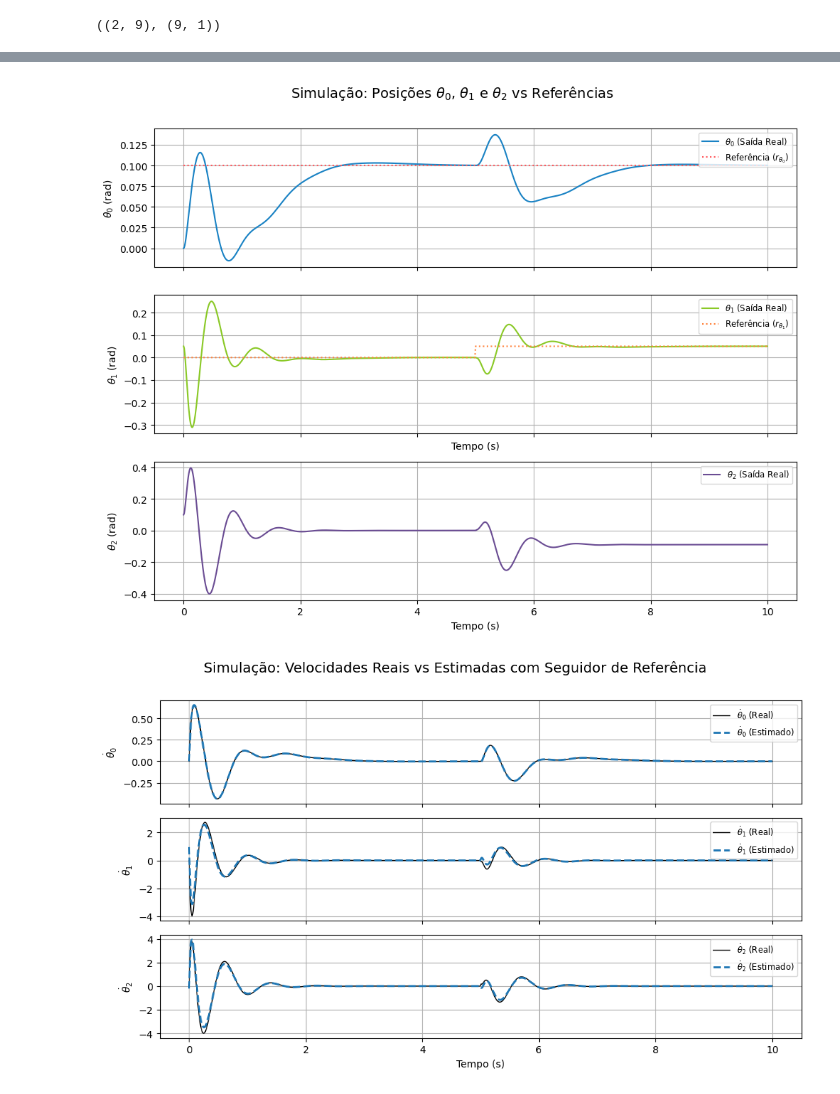
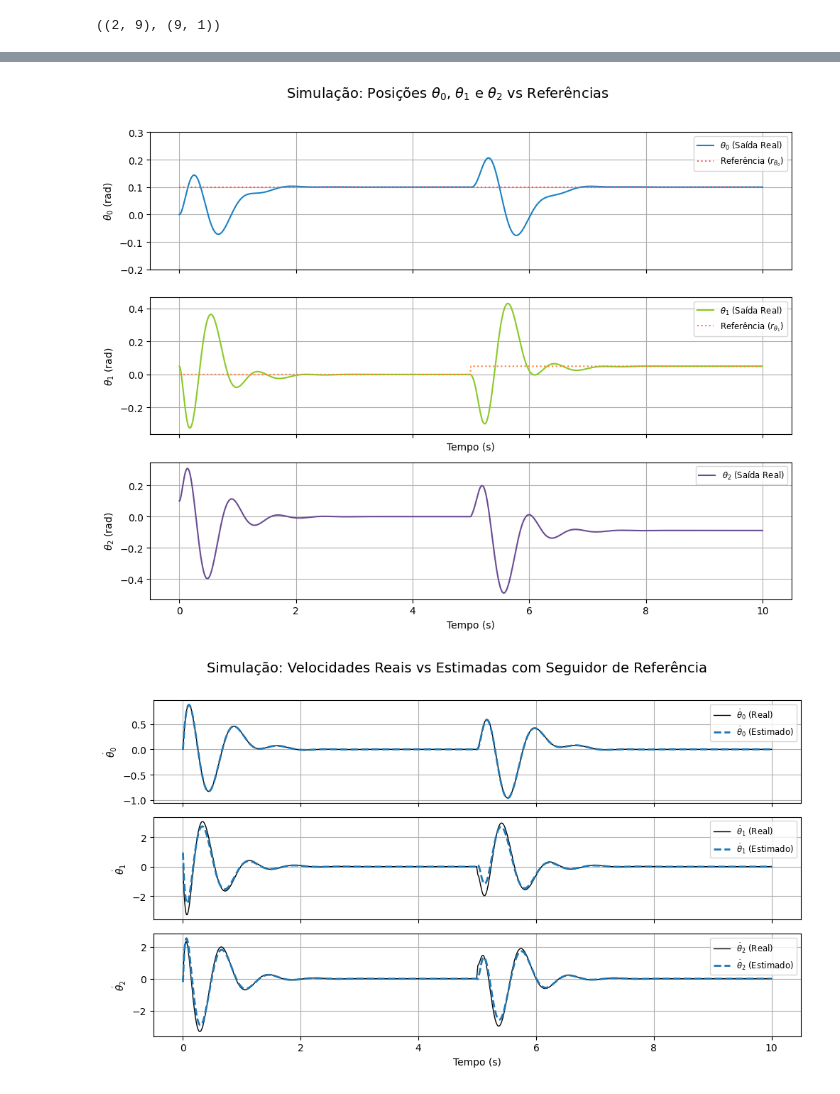
Before and after one commit to asneideris/PME3481, a Jupyter notebook: Observador e Seguidor/Observador-seguidor.ipynb, the cells around one changed output, grey strips where cells are left out. Drawn from its saved outputs; the diff is of its cells as text; code cells hidden in the pictures.

```diff
--- a/Observador e Seguidor/Observador-seguidor.ipynb
+++ b/Observador e Seguidor/Observador-seguidor.ipynb
@@ -187,8 +187,8 @@ np.linalg.matrix_rank(Obs2)
 # %% [markdown]
 ### LQR
 # %%
-R = np.diag([10, 10])
-Q = np.diag([1000,1,1000,1,1,1])
+R = np.diag([10, 100])
+Q = np.diag([10000,1,1000,1,1,1])
 
 R,Q
 # %% [output]
@@ -457,7 +457,7 @@ w_in = np.zeros((E.shape[1], len(ts)))
 
 p_start = 5.0
 p_dur = dt
-p_mag = 2
+p_mag = 5
 
 idx_start = np.where(ts >= p_start)[0][0]
 idx_end = np.where(ts >= p_start + p_dur)[0][0]
@@ -509,7 +509,7 @@ axs2[0].grid(True)
 axs2[1].plot(ts, w_in[0, :], color='black', label=r'Perturbação $I$ [N]')
 axs2[1].set_ylabel('Perturbação')
 axs2[1].set_xlabel('Tempo (s)')
-axs2[1].set_ylim([-5, 5])
+axs2[1].set_ylim([-8, 8])
 axs2[1].legend(loc='upper right', fontsize='small')
 axs2[1].grid(True)
 
@@ -597,7 +597,7 @@ r_in = np.vstack((r_in_theta0, r_in_theta1))
 w_in = np.zeros((E.shape[1], len(ts)))
 p_start = 5.0
 p_dur = dt
-p_mag = 2
+p_mag = 5
 idx_start = np.where(ts >= p_start)[0][0]
 idx_end = np.where(ts >= p_start + p_dur)[0][0]
 if idx_start == idx_end and ts[idx_start] < p_start + p_dur:
@@ -641,6 +641,7 @@ fig3, axs3 = plt.subplots(3, 1, figsize=(10, 8), sharex=True)
 axs3[0].plot(t_sim, x_plant_follower_multi[0, :], linewidth=1.5, color=cp['blue'], label=r'$\theta_0$ (Saída Real)')
 axs3[0].plot(ts, r_in_theta0, linewidth=1.5, linestyle=':', color=cp['red'], label='Referência ($r_{\\theta_0}$)')
 axs3[0].set_ylabel(r'$\theta_0\ \text{(rad)}$')
+axs3[0].set_ylim([-0.2, 0.3])
 axs3[0].legend(loc='upper right', fontsize='small')
 axs3[0].grid(True)
 
@@ -675,33 +676,33 @@ for i, idx in enumerate(indices_para_plotar_vel):
     axs1[i].legend(loc='upper right', fontsize='small')
     axs1[i].grid(True)
 
 axs1[-1].set_xlabel('Tempo (s)')
 fig1.suptitle('Simulação: Velocidades Reais vs Estimadas com Seguidor de Referência', fontsize=14)
 plt.tight_layout(rect=[0, 0, 1, 0.97])
 plt.show()
 
 # 3. Simulação: Sinais de Controle e Perturbação
 fig2, axs2 = plt.subplots(2, 1, figsize=(10, 4), sharex=True)
 
 # Controle
 axs2[0].plot(t_sim, u_controls_follower_multi[0, :], color=cp['orange'], label=r'Força $F$ [N]')
 axs2[0].plot(t_sim, u_controls_follower_multi[1, :], color=cp['purple'], label=r'Torque $T$ [N.m]')
 axs2[0].set_ylabel('Controle')
 axs2[0].set_xlabel('Tempo (s)')
 axs2[0].legend(loc='upper right', fontsize='small')
 axs2[0].grid(True)
 
 # Perturbação
 axs2[1].plot(ts, w_in[0, :], color=cp['brown'], label=r'Perturbação $I$ [N]')
 axs2[1].set_ylabel('Perturbação')
 axs2[1].set_xlabel('Tempo (s)')
-axs2[1].set_ylim([-5, 5])
+axs2[1].set_ylim([-8, 8])
 axs2[1].legend(loc='upper right', fontsize='small')
 axs2[1].grid(True)
 
 fig2.suptitle('Simulação: Controle e Perturbação com Seguidor de Referência', fontsize=14)
 plt.tight_layout(rect=[0, 0, 1, 0.97])
 plt.show()
 # %% [output]
-[figure, old version]
+[figure, new version]
-[figure, old version]
+[figure, new version]
```
Also changed, not shown: parts of 13 cells of this notebook.
